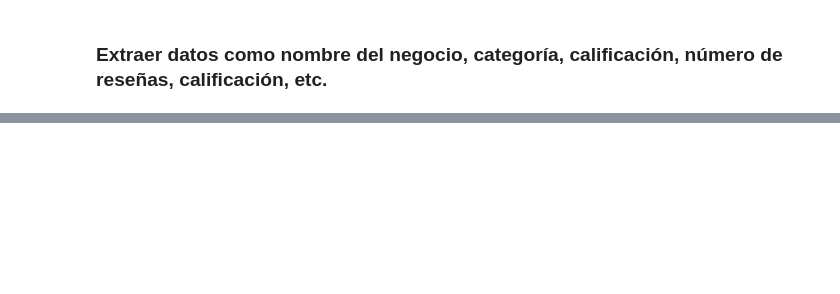
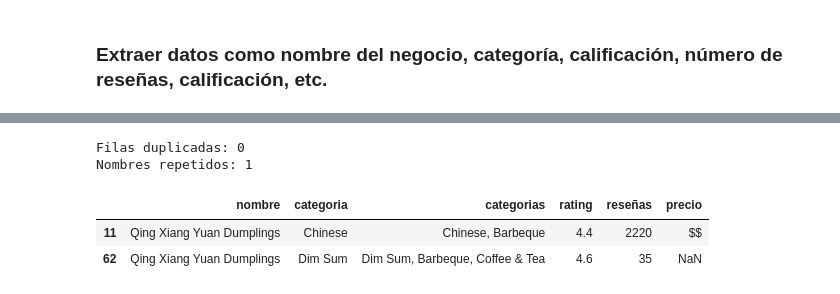
Before and after one commit to pachecobravo/ProyectoM1_Christian_Pacheco, a Jupyter notebook: Avances_Notebooks/Avance_2_API_Yelp.ipynb, the cells around one changed output, grey strips where cells are left out. Cells and saved outputs as stored; diff of their text form; code cells hidden in the pictures; blank space fills up the shorter version.

```diff
--- a/Avances_Notebooks/Avance_2_API_Yelp.ipynb
+++ b/Avances_Notebooks/Avance_2_API_Yelp.ipynb
@@ -120,0 +229,11 @@ df_yelp.info()
+# %%
+#Vamos a comprobar si es que hay duplicados
+print('Filas duplicadas:', df_yelp.duplicated().sum())
+print('Nombres repetidos:', df_yelp['nombre'].duplicated().sum())
+df_yelp[df_yelp['nombre'].duplicated(keep=False)].sort_values('nombre')
+# %% [output]
+Filas duplicadas: 0
+Nombres repetidos: 1
+|  | nombre | categoria | categorias | rating | reseñas | precio |
+| 11 | Qing Xiang Yuan Dumplings | Chinese | Chinese, Barbeque | 4.4 | 2220 | $$ |
+| 62 | Qing Xiang Yuan Dumplings | Dim Sum | Dim Sum, Barbeque, Coffee & Tea | 4.6 | 35 | NaN |
```
Also changed, not shown: parts of 24 cells of this notebook.
